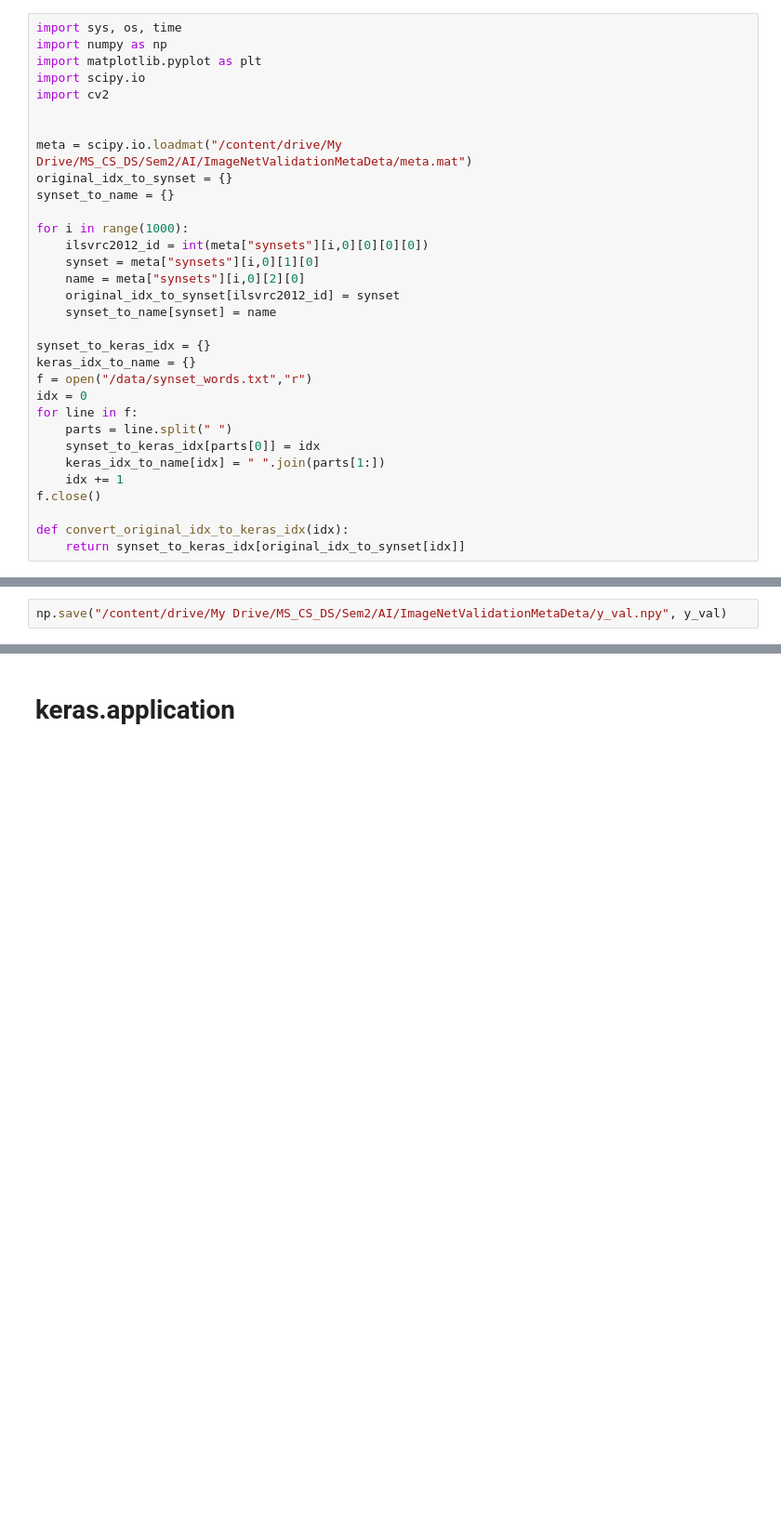
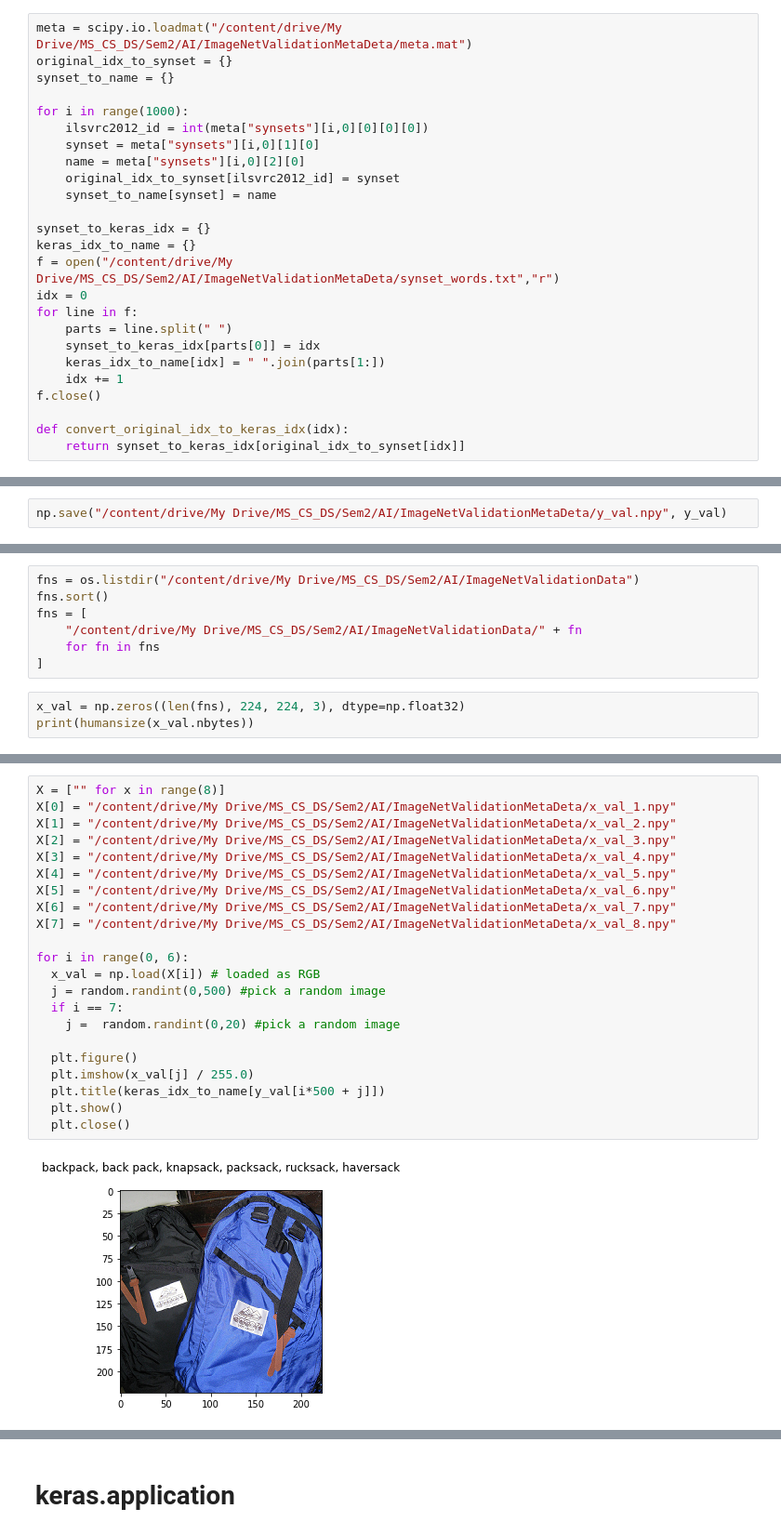
Before and after one commit to sahirsharma/CS7IS2_Assignment2_Repo, a Jupyter notebook: classify_image.ipynb, the cells around one changed output, grey strips where cells are left out. Shown at 93% size. Saved outputs shown, nothing was run; the diff lists cells and outputs as text; blank space fills up the shorter version.

```diff
--- a/classify_image.ipynb
+++ b/classify_image.ipynb
@@ -29,11 +21,4 @@ drive  sample_data
 # %%
-import sys, os, time
-import numpy as np
-import matplotlib.pyplot as plt
-import scipy.io
-import cv2
-
-
 meta = scipy.io.loadmat("/content/drive/My Drive/MS_CS_DS/Sem2/AI/ImageNetValidationMetaDeta/meta.mat")
 original_idx_to_synset = {}
 synset_to_name = {}
@@ -47,7 +32,7 @@ for i in range(1000):
 
 synset_to_keras_idx = {}
 keras_idx_to_name = {}
-f = open("/data/synset_words.txt","r")
+f = open("/content/drive/My Drive/MS_CS_DS/Sem2/AI/ImageNetValidationMetaDeta/synset_words.txt","r")
 idx = 0
 for line in f:
     parts = line.split(" ")
@@ -72,0 +71,10 @@ for i in range(0, 20):
+# %%
+fns = os.listdir("/content/drive/My Drive/MS_CS_DS/Sem2/AI/ImageNetValidationData")
+fns.sort()
+fns = [
+    "/content/drive/My Drive/MS_CS_DS/Sem2/AI/ImageNetValidationData/" + fn
+    for fn in fns
+]
+# %%
+x_val = np.zeros((len(fns), 224, 224, 3), dtype=np.float32)
+print(humansize(x_val.nbytes))
@@ -72,0 +127,24 @@ for i in range(0, 20):
+# %%
+X = ["" for x in range(8)]
+X[0] = "/content/drive/My Drive/MS_CS_DS/Sem2/AI/ImageNetValidationMetaDeta/x_val_1.npy"
+X[1] = "/content/drive/My Drive/MS_CS_DS/Sem2/AI/ImageNetValidationMetaDeta/x_val_2.npy"
+X[2] = "/content/drive/My Drive/MS_CS_DS/Sem2/AI/ImageNetValidationMetaDeta/x_val_3.npy"
+X[3] = "/content/drive/My Drive/MS_CS_DS/Sem2/AI/ImageNetValidationMetaDeta/x_val_4.npy"
+X[4] = "/content/drive/My Drive/MS_CS_DS/Sem2/AI/ImageNetValidationMetaDeta/x_val_5.npy"
+X[5] = "/content/drive/My Drive/MS_CS_DS/Sem2/AI/ImageNetValidationMetaDeta/x_val_6.npy"
+X[6] = "/content/drive/My Drive/MS_CS_DS/Sem2/AI/ImageNetValidationMetaDeta/x_val_7.npy"
+X[7] = "/content/drive/My Drive/MS_CS_DS/Sem2/AI/ImageNetValidationMetaDeta/x_val_8.npy"
+
+for i in range(0, 6):
+  x_val = np.load(X[i]) # loaded as RGB
+  j = random.randint(0,500) #pick a random image
+  if i == 7:
+    j =  random.randint(0,20) #pick a random image
+
+  plt.figure()
+  plt.imshow(x_val[j] / 255.0)
+  plt.title(keras_idx_to_name[y_val[i*500 + j]])
+  plt.show()
+  plt.close()
+# %% [output]
+[figure, added]
```
Also changed, not shown: parts of 35 cells of this notebook.
